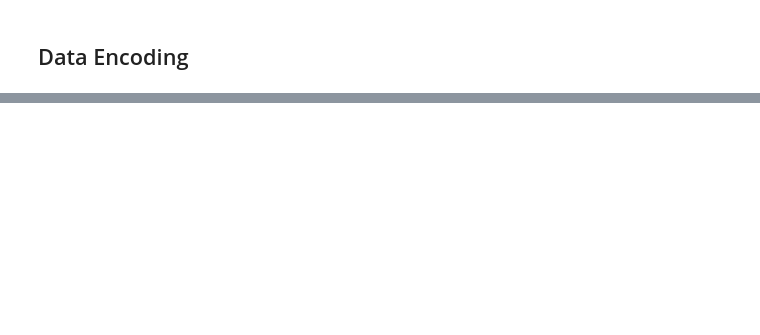
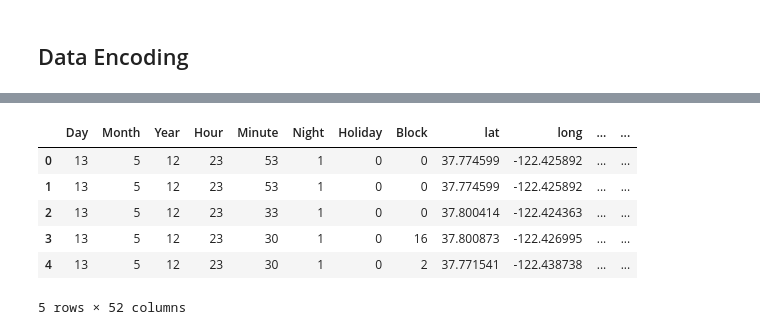
Before and after one commit to hannesharnisch/kaggle-sf-crime, a Jupyter notebook: sf-crime-prediction.ipynb, the cells around one changed output, grey strips where cells are left out. Cells and saved outputs as stored; diff of their text form; code cells hidden in the pictures; blank space fills up the shorter version.

```diff
--- a/sf-crime-prediction.ipynb
+++ b/sf-crime-prediction.ipynb
@@ -132,0 +119,7 @@ train.head()
+# %%
+# Season
+seasons = { 1: 'Winter', 2: 'Spring', 3: 'Summer', 4: 'Fall' }
+for df in [train, test]:
+    df['Season'] = df['Month'].map(lambda x: seasons[(x%12 + 3)//3])
+
+train.head()
@@ -268,0 +248,22 @@ train
+# %%
+# Transforming Categorical attributes -> Nummerical Attributes according to Slide 25 Data Perparation
+def create_columns_for_unique_values(df, column):
+    unique_values = df[column].unique()
+    for value in unique_values:
+        df[column + "-" + value] = (df[column] == value).astype(int)
+
+for df in [encoded_train, encoded_test]:
+    columns = ['DayOfWeek', 'PdDistrict', 'StreetType', 'Season']
+    for column in columns:
+        create_columns_for_unique_values(df, column)
+    df.drop(columns=columns, inplace=True)
+
+encoded_train.head()
+# %% [output]
+|  | Day | Month | Year | Hour | Minute | Night | Holiday | Block | lat | long | ... | ... |
+| 0 | 13 | 5 | 12 | 23 | 53 | 1 | 0 | 0 | 37.774599 | -122.425892 | ... | ... |
+| 1 | 13 | 5 | 12 | 23 | 53 | 1 | 0 | 0 | 37.774599 | -122.425892 | ... | ... |
+| 2 | 13 | 5 | 12 | 23 | 33 | 1 | 0 | 0 | 37.800414 | -122.424363 | ... | ... |
+| 3 | 13 | 5 | 12 | 23 | 30 | 1 | 0 | 16 | 37.800873 | -122.426995 | ... | ... |
+| 4 | 13 | 5 | 12 | 23 | 30 | 1 | 0 | 2 | 37.771541 | -122.438738 | ... | ... |
+5 rows × 52 columns
```
Also changed, not shown: parts of 10 cells of this notebook.
